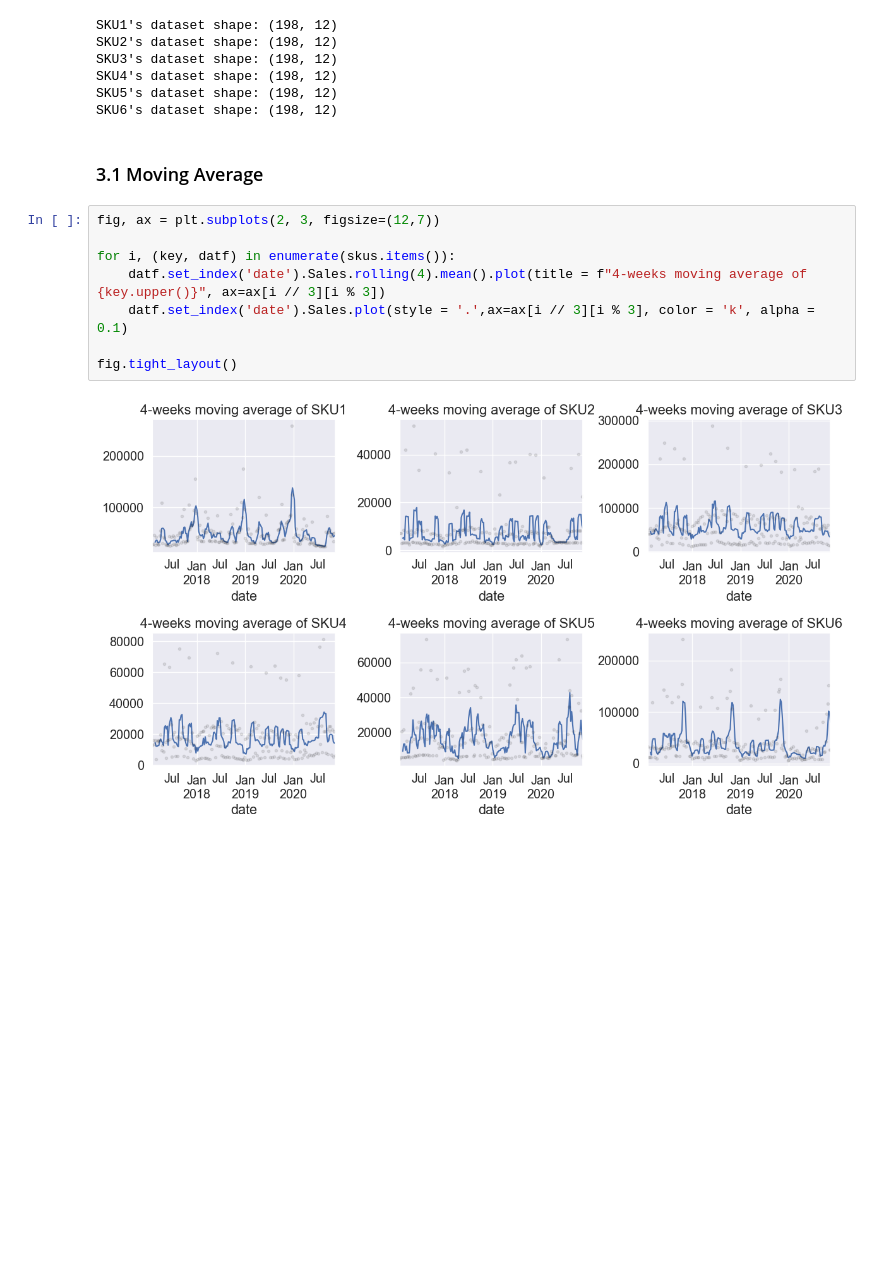
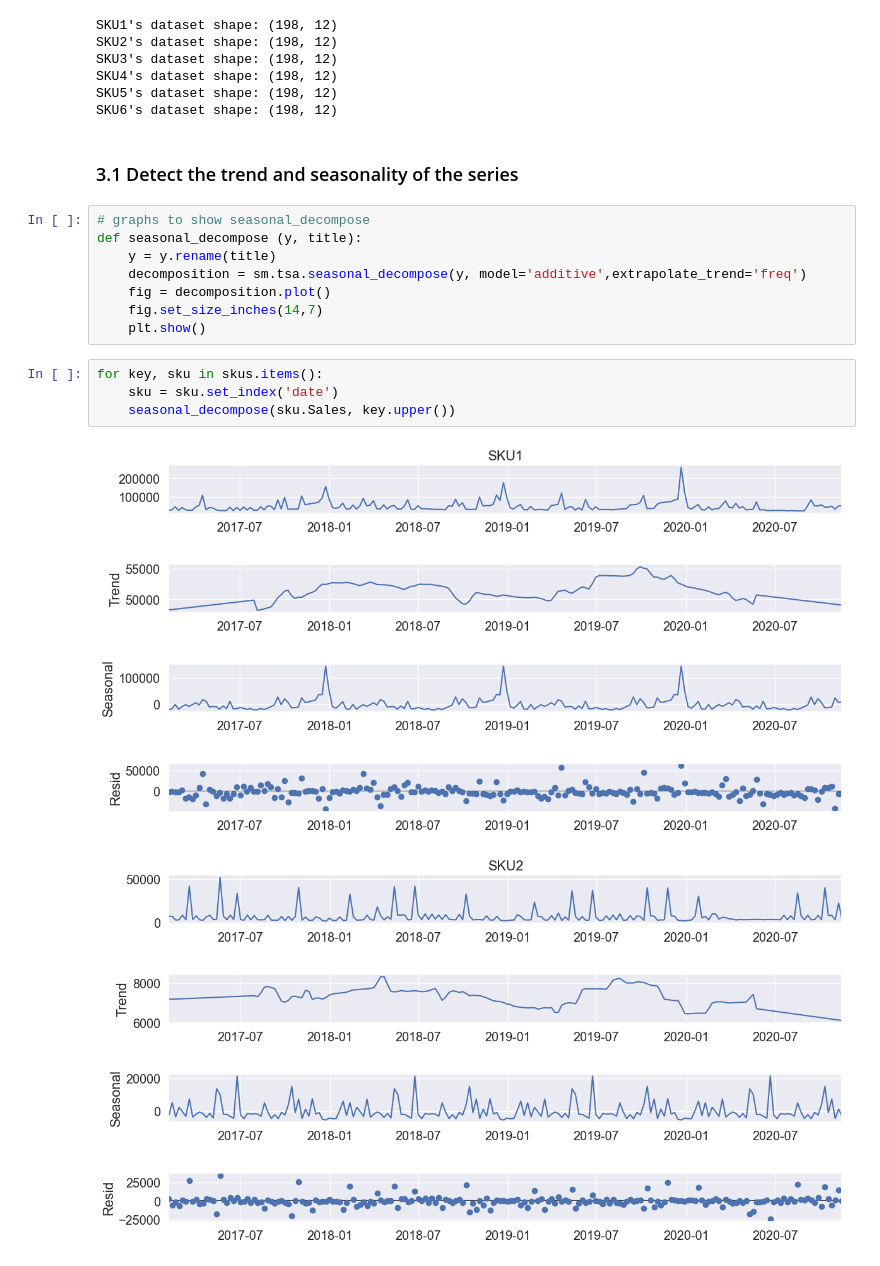
Before and after one commit to keithonpy/bev_retail_forecasting, a Jupyter notebook: retail_forecasting.ipynb, the cells around one changed output. Drawn from its saved outputs; the diff is of its cells as text; blank space fills up the shorter version.

```diff
--- a/retail_forecasting.ipynb
+++ b/retail_forecasting.ipynb
@@ -233,14 +237,19 @@ SKU4's dataset shape: (198, 12)
 SKU5's dataset shape: (198, 12)
 SKU6's dataset shape: (198, 12)
 # %% [markdown]
-### 3.1 Moving Average
+### 3.1 Detect the trend and seasonality of the series
-# %%
-fig, ax = plt.subplots(2, 3, figsize=(12,7))
-
-for i, (key, datf) in enumerate(skus.items()):
-    datf.set_index('date').Sales.rolling(4).mean().plot(title = f"4-weeks moving average of {key.upper()}", ax=ax[i // 3][i % 3])
-    datf.set_index('date').Sales.plot(style = '.',ax=ax[i // 3][i % 3], color = 'k', alpha = 0.1)
-
-fig.tight_layout()
-# %% [output]
-[figure, removed]
+# %%
+# graphs to show seasonal_decompose
+def seasonal_decompose (y, title):
+    y = y.rename(title)
+    decomposition = sm.tsa.seasonal_decompose(y, model='additive',extrapolate_trend='freq')
+    fig = decomposition.plot()
+    fig.set_size_inches(14,7)
+    plt.show()
+# %%
+for key, sku in skus.items():
+    sku = sku.set_index('date')
+    seasonal_decompose(sku.Sales, key.upper())
+# %% [output]
+[figure, added]
+[figure, added]
```
Also changed, not shown: parts of 13 cells of this notebook.
